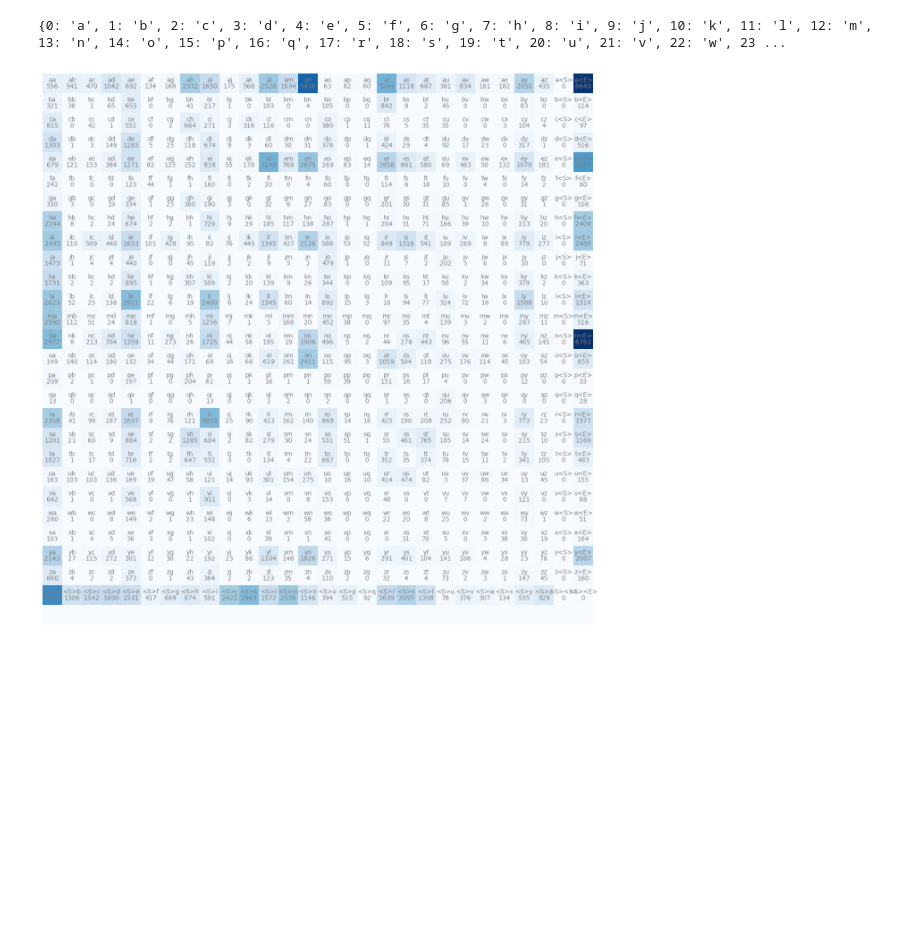
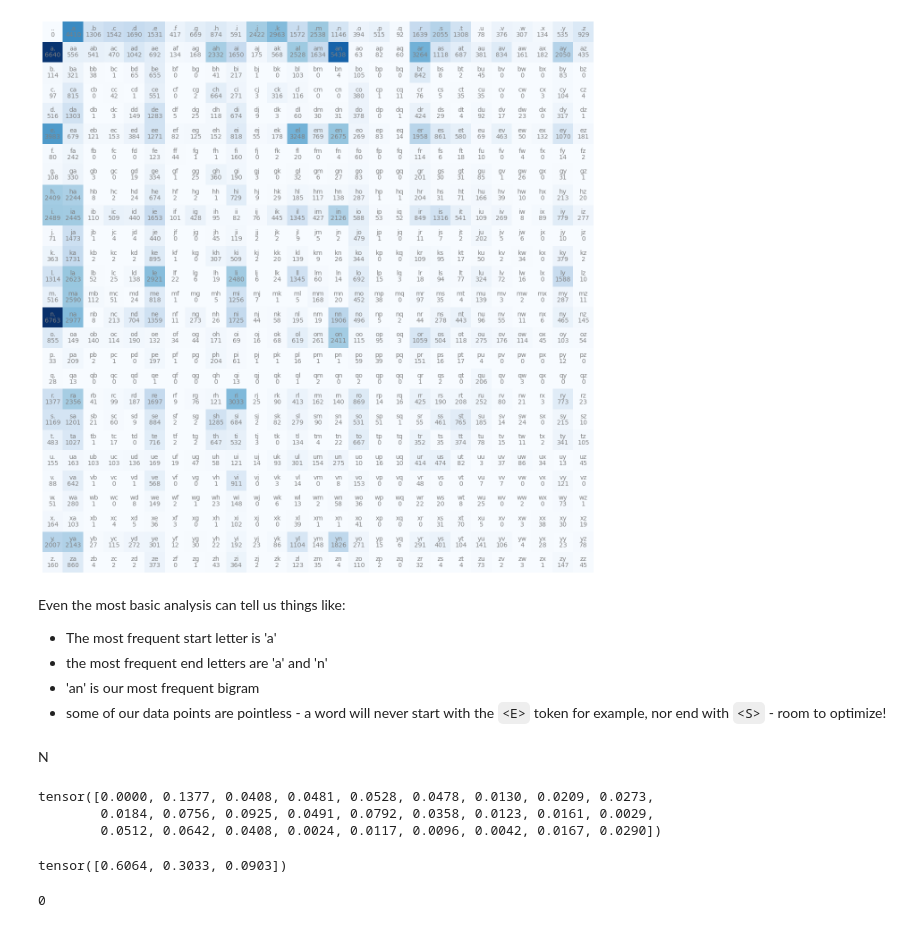
Before and after one commit to AloofBuddha/neural-nets-zero-to-hero, a Jupyter notebook: makemore.ipynb, the cells around one changed output. Cells and saved outputs as stored; diff of their text form; code cells hidden in the pictures; blank space fills up the shorter version.

```diff
--- a/makemore.ipynb
+++ b/makemore.ipynb
@@ -30,41 +30,75 @@ for w in words:
 counts = sorted(b.items(), key=lambda kv: -kv[1])
 # %%
 # bigram count matrix
-N = torch.zeros((28, 28), dtype=torch.int32)
+N = torch.zeros((27, 27), dtype=torch.int32)
 
 # list of chars a-z
 chars = sorted(list(set(''.join(words))))
 
-# lookup table char -> index in a-z (including <S> and <E>)
-stoi = {s: i for i,s in enumerate(chars)}
-stoi['<S>'] = 26
-stoi['<E>'] = 27
+# lookup table char -> index in a-z (including '.' delimiter character for first)
+stoi = {s: i+1 for i,s in enumerate(chars)}
+stoi['.'] = 0
 
 # we want a index -> char table as well
 itos = {i: s for s,i in stoi.items()}
 
-print(itos)
-
 for w in words:
     # special characters for 'start' / 'end'
-    chs = ['<S>'] + list(w) + ['<E>']
+    chs = ['.'] + list(w) + ['.']
     for ch1, ch2 in zip(chs, chs[1:]):
         ix1 = stoi[ch1]
         ix2 = stoi[ch2]
         bigram = (ch1, ch2)
         N[ix1, ix2] += 1
-# %% [output]
-{0: 'a', 1: 'b', 2: 'c', 3: 'd', 4: 'e', 5: 'f', 6: 'g', 7: 'h', 8: 'i', 9: 'j', 10: 'k', 11: 'l', 12: 'm', 13: 'n', 14: 'o', 15: 'p', 16: 'q', 17: 'r', 18: 's', 19: 't', 20: 'u', 21: 'v', 22: 'w', 23 ...
 # %%
-# visualizer
+# visualizer - we have counts for our entire data set that captures all the bigrams, including metacharacters like 'start token' and 'end token'
 
 plt.figure(figsize=(16,16))
 plt.imshow(N, cmap='Blues')
 for i in range(27):
-    for j in range(28):
+    for j in range(27):
         chstr = itos[i] + itos[j]
         plt.text(j, i, chstr, ha="center", va="bottom", color='gray')
         plt.text(j, i, N[i, j].item(), ha="center", va="top", color='gray')
 plt.axis('off');
 # %% [output]
-[figure, old version]
+[figure, new version]
+# %% [markdown]
+Even the most basic analysis can tell us things like:
+
+- The most frequent start letter is 'a'
+- the most frequent end letters are 'a' and 'n'
+- 'an' is our most frequent bigram
+- some of our data points are pointless - a word will never start with the `<E>` token for example, nor end with `<S>` - room to optimize!
+# %% [markdown]
+N
+# %%
+# N is our 27 x 27 nigram tensor
+N
+# our first row represents the counts for [aa, ab, ac, ad ... a.]
+N[0]
+
+# cast our sample into floats (was int32) and normalize by total counts
+p = N[0].float()
+p = p / p.sum()
+# p now represents the frequencies of a followed by another character, as compared against all characters, summing in total to 1
+p
+# %% [output]
+tensor([0.0000, 0.1377, 0.0408, 0.0481, 0.0528, 0.0478, 0.0130, 0.0209, 0.0273,
+        0.0184, 0.0756, 0.0925, 0.0491, 0.0792, 0.0358, 0.0123, 0.0161, 0.0029,
+        0.0512, 0.0642, 0.0408, 0.0024, 0.0117, 0.0096, 0.0042, 0.0167, 0.0290])
+# %%
+# for what we want to do next we need predictable random #s
+g = torch.Generator().manual_seed(2147483647) # manual seed is just to make this 'trackable' and not change on each run
+p = torch.rand(3, generator=g)
+# p holds 3 random #s now between 0 and 1
+p = p / p.sum()
+# p now equals 3 random normalized values (sum to 1)
+print(p)
+# now we can use this random distro split in 3 to produce data matching that distro using torch.multinomial
+ix = torch.multinomial(p, num_samples=1, replacement=True, generator=g)
+# by setting the sample size to 1 we can now get a single value from [0, 1, 2] with the generated distribution
+ix.item()
+# %% [output]
+tensor([0.6064, 0.3033, 0.0903])
+0
```
Also changed, not shown: parts of 2 cells of this notebook.
